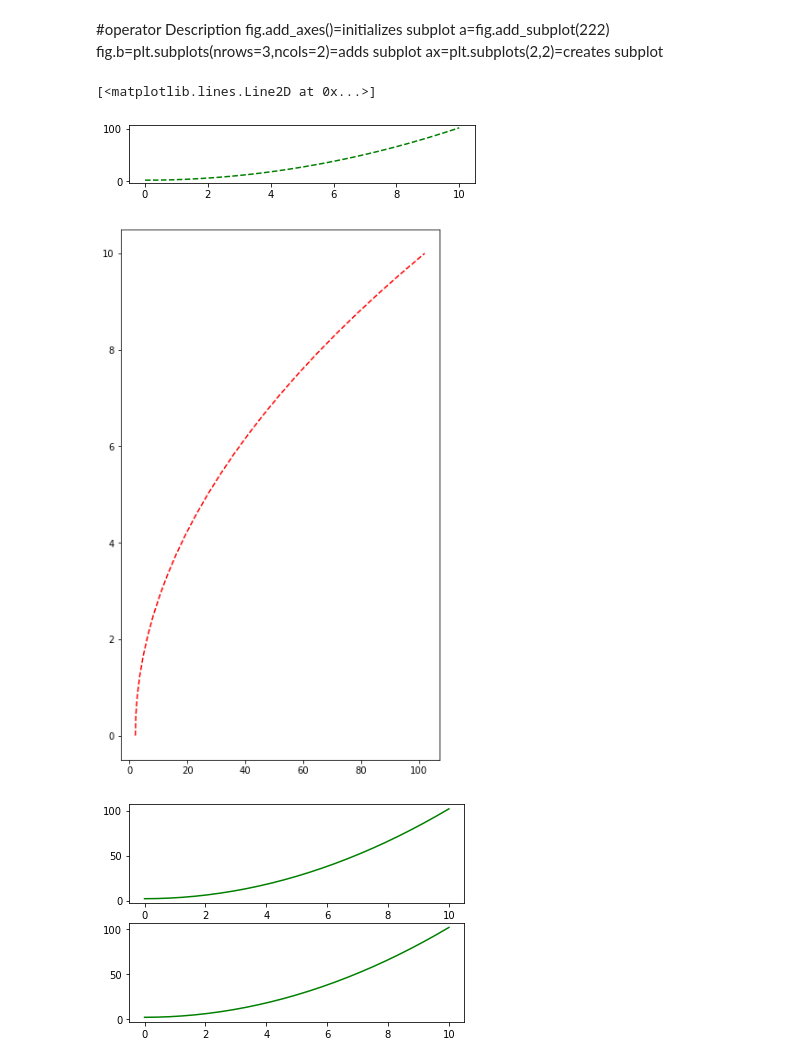
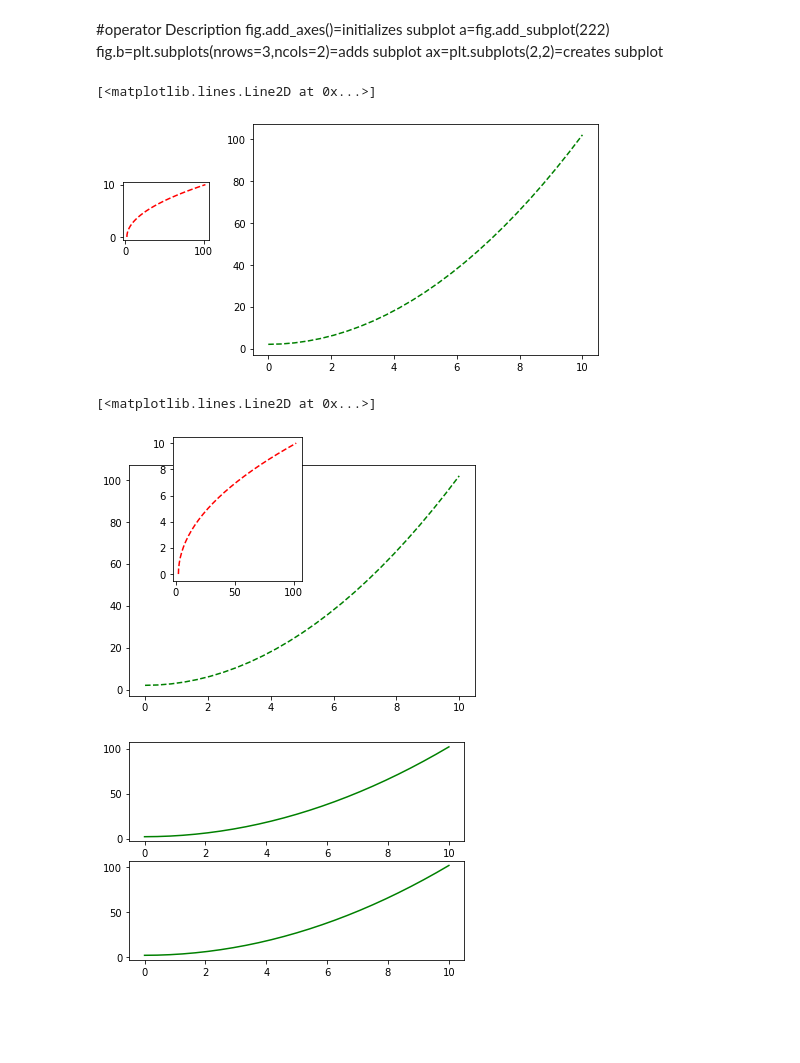
Before and after one commit to alhadikhan/data-visualization-practice, a Jupyter notebook: DVtest.ipynb, the cells around one changed output. Saved outputs shown, nothing was run; the diff lists cells and outputs as text; code cells hidden in the pictures; blank space fills up the shorter version.

```diff
--- a/DVtest.ipynb
+++ b/DVtest.ipynb
@@ -69,16 +69,24 @@ ax=plt.subplots(2,2)=creates subplot
 # %%
 from matplotlib import pyplot as plt
 # %%
+#add_axes[leftright,updown,width,hight]
 fig=plt.figure()
-axis=fig.add_axes([0.5,0.1,0.8,.2]) # controls left,right,width,height of the canvas from (0,1)
+axis=fig.add_axes([0.5,0.1,0.8,.8]) # controls left,right,width,height of the canvas from (0,1)
 axis.plot(x,y,'g--')
-fig=plt.figure()
-axis=fig.add_axes([0.5,0.1,0.8,2]) # controls left,right,width,height of the canvas from (0,1)
+axis=fig.add_axes([0.2,0.5,0.2,.2]) # controls left,right,width,height of the canvas from (0,1)
 axis.plot(y,x,'r--')
 # %% [output]
 [<matplotlib.lines.Line2D at 0x...>]
-[figure, old version]
+[figure, new version]
-[figure, removed]
+# %%
+fig=plt.figure()
+axis1=fig.add_axes([0.1,0.1,0.8,0.8]) # controls left,right,width,height of the canvas from (0,1)
+axis2=fig.add_axes([0.2,0.5,0.3,0.5])
+axis1.plot(x,y,'g--') # controls left,right,width,height of the canvas from (0,1)
+axis2.plot(y,x,'r--')
+# %% [output]
+[<matplotlib.lines.Line2D at 0x...>]
+[figure, added]
 # %%
 #we can draw subgraphs
 fig, axes = plt.subplots(nrows=2, ncols=1) #submap is of 1 row, 2 columns
```
Also changed, not shown: parts of 8 cells of this notebook.
